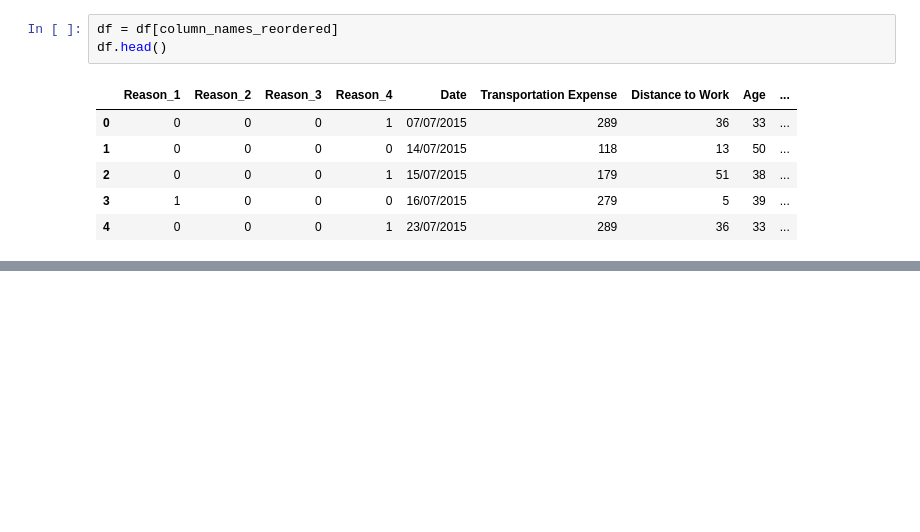
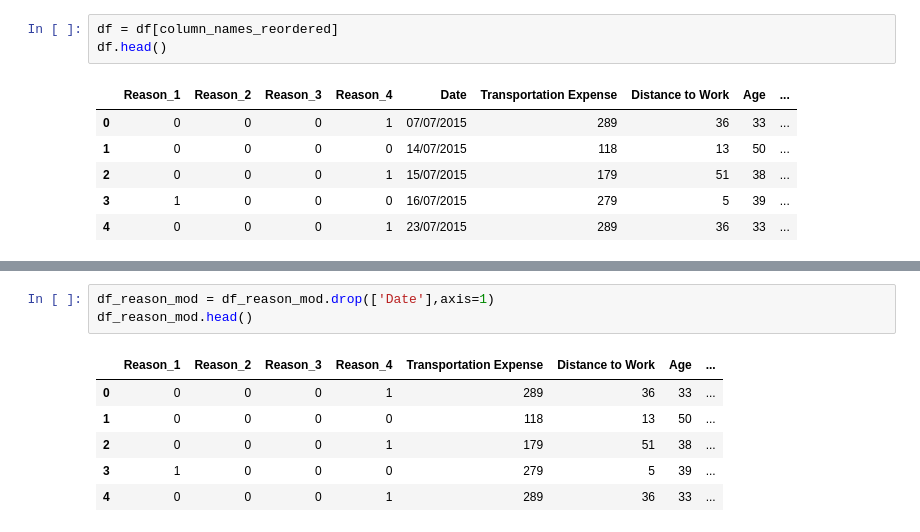
Before and after one commit to Veerangana-Dash/DataScience_Notebook, a Jupyter notebook: Case_Study/Absenteeism_Master/Absenteeism-Preprocessing.ipynb, the cells around one changed output, grey strips where cells are left out. Saved outputs shown, nothing was run; the diff lists cells and outputs as text; blank space fills up the shorter version.

```diff
--- a/Case_Study/Absenteeism_Master/Absenteeism-Preprocessing.ipynb
+++ b/Case_Study/Absenteeism_Master/Absenteeism-Preprocessing.ipynb
@@ -293,0 +482,10 @@ df.head()
+# %%
+df_reason_mod = df_reason_mod.drop(['Date'],axis=1)
+df_reason_mod.head()
+# %% [output]
+|  | Reason_1 | Reason_2 | Reason_3 | Reason_4 | Transportation Expense | Distance to Work | Age | ... |
+| 0 | 0 | 0 | 0 | 1 | 289 | 36 | 33 | ... |
+| 1 | 0 | 0 | 0 | 0 | 118 | 13 | 50 | ... |
+| 2 | 0 | 0 | 0 | 1 | 179 | 51 | 38 | ... |
+| 3 | 1 | 0 | 0 | 0 | 279 | 5 | 39 | ... |
+| 4 | 0 | 0 | 0 | 1 | 289 | 36 | 33 | ... |
```
Also changed, not shown: parts of 50 cells of this notebook, 1 other file.
